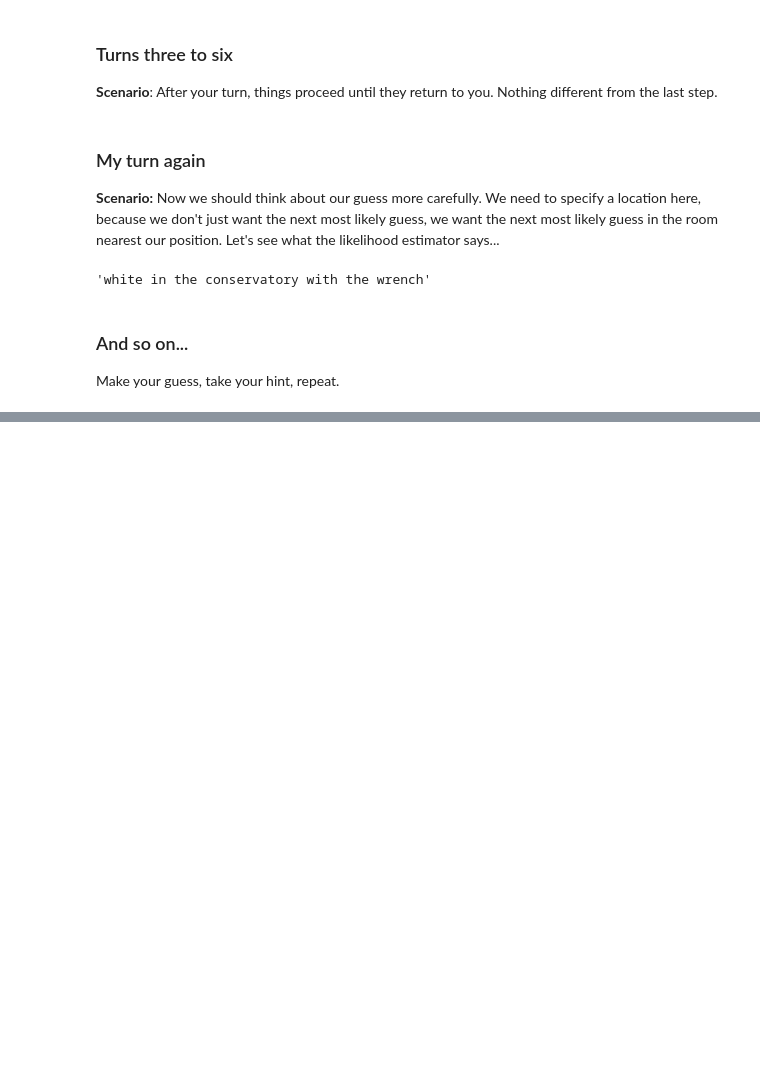
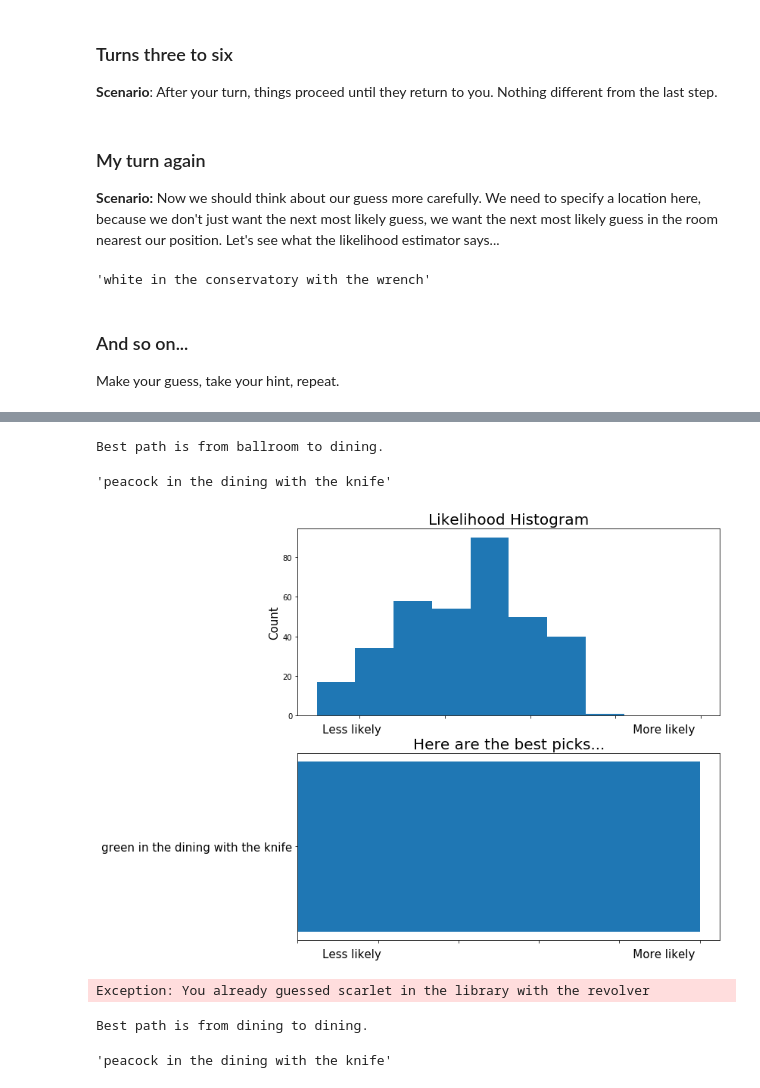
Before and after one commit to qwofford/clue, a Jupyter notebook: clue.ipynb, the cells around one changed output, grey strips where cells are left out. Saved outputs shown, nothing was run; the diff lists cells and outputs as text; code cells hidden in the pictures; blank space fills up the shorter version.

```diff
--- a/clue.ipynb
+++ b/clue.ipynb
@@ -568,0 +679,9 @@ Make your guess, take your hint, repeat.
+# %%
+game_view.best_guess(nearest_room='ballroom')
+# %% [output]
+Best path is from ballroom to dining.
+'peacock in the dining with the knife'
+# %%
+game_view.show_panel()
+# %% [output]
+[figure, added]
@@ -568,0 +698,12 @@ Make your guess, take your hint, repeat.
+# %%
+one_turn(game_view,
+        hint=None,
+        num_passes=2,
+        my_guess='scarlet in the library with the revolver')
+# %% [output]
+Exception: You already guessed scarlet in the library with the revolver
+# %%
+game_view.best_guess(nearest_room='dining')
+# %% [output]
+Best path is from dining to dining.
+'peacock in the dining with the knife'
```
Also changed, not shown: parts of 55 cells of this notebook.
